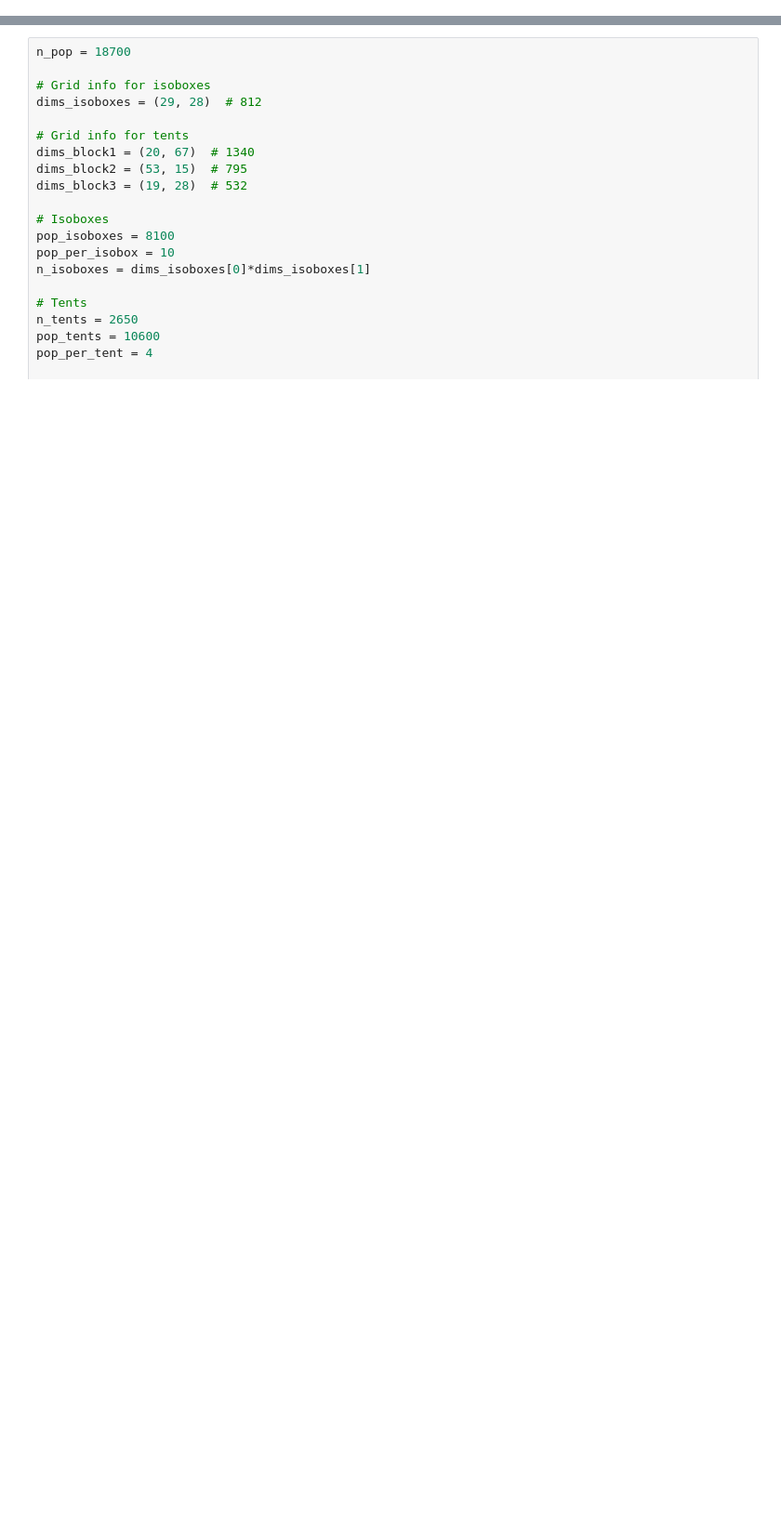
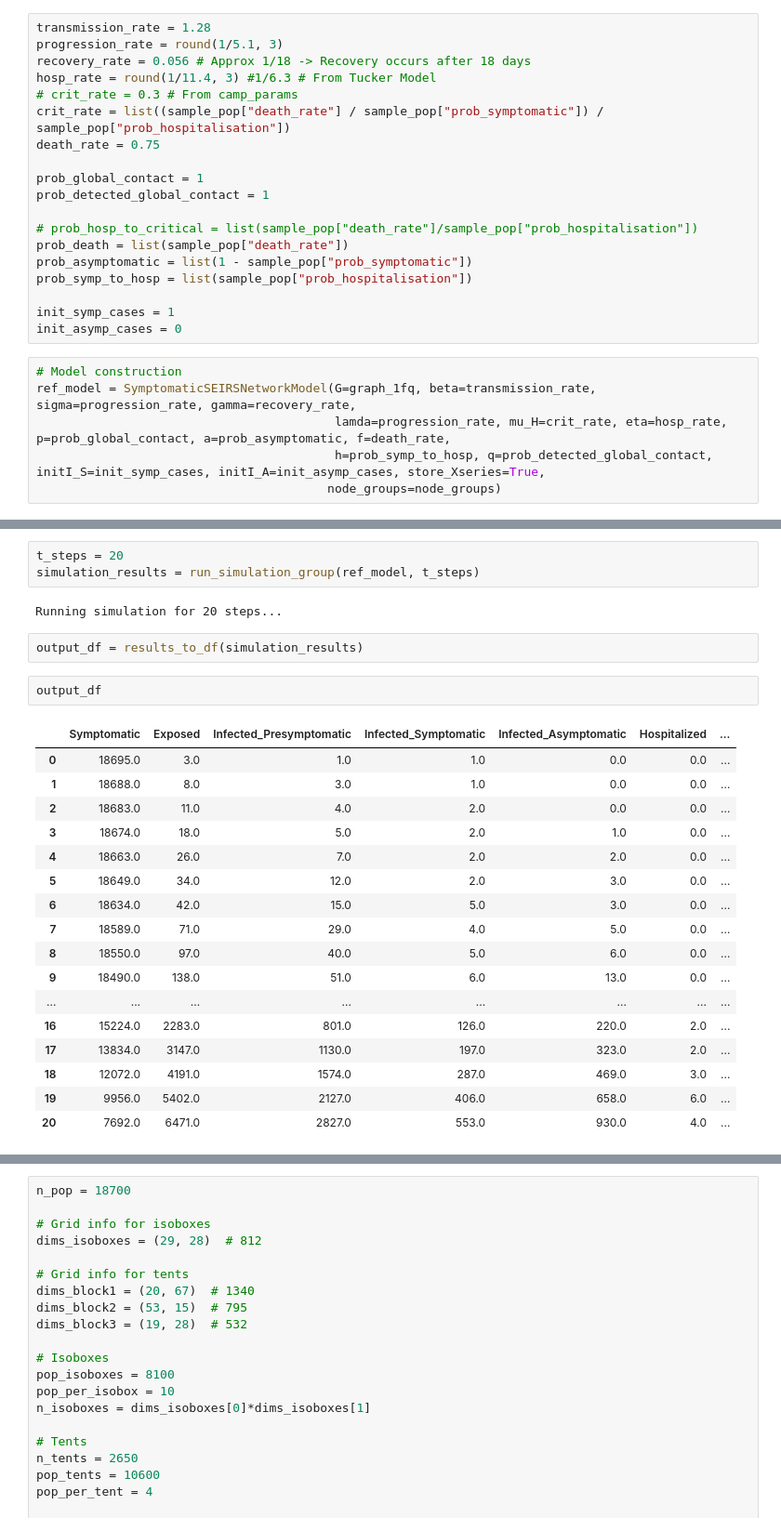
Before and after one commit to AIforGoodSimulator/network-model-python, a Jupyter notebook: Tinkering.ipynb, the cells around one changed output, grey strips where cells are left out. Shown at 93% size. Saved outputs shown, nothing was run; the diff lists cells and outputs as text; blank space fills up the shorter version.

```diff
--- a/Tinkering.ipynb
+++ b/Tinkering.ipynb
@@ -11,0 +20,25 @@ graph, node_groups=create_moria()
+# %%
+transmission_rate = 1.28
+progression_rate = round(1/5.1, 3)
+recovery_rate = 0.056 # Approx 1/18 -> Recovery occurs after 18 days
+hosp_rate = round(1/11.4, 3) #1/6.3 # From Tucker Model
+# crit_rate = 0.3 # From camp_params
+crit_rate = list((sample_pop["death_rate"] / sample_pop["prob_symptomatic"]) / sample_pop["prob_hospitalisation"])
+death_rate = 0.75
+
+prob_global_contact = 1
+prob_detected_global_contact = 1
+
+# prob_hosp_to_critical = list(sample_pop["death_rate"]/sample_pop["prob_hospitalisation"])
+prob_death = list(sample_pop["death_rate"])
+prob_asymptomatic = list(1 - sample_pop["prob_symptomatic"])
+prob_symp_to_hosp = list(sample_pop["prob_hospitalisation"])
+
+init_symp_cases = 1
+init_asymp_cases = 0
+# %%
+# Model construction
+ref_model = SymptomaticSEIRSNetworkModel(G=graph_1fq, beta=transmission_rate, sigma=progression_rate, gamma=recovery_rate,
+                                         lamda=progression_rate, mu_H=crit_rate, eta=hosp_rate, p=prob_global_contact, a=prob_asymptomatic, f=death_rate,
+                                         h=prob_symp_to_hosp, q=prob_detected_global_contact, initI_S=init_symp_cases, initI_A=init_asymp_cases, store_Xseries=True,
+                                        node_groups=node_groups)
@@ -11,0 +97,27 @@ graph, node_groups=create_moria()
+# %%
+t_steps = 20
+simulation_results = run_simulation_group(ref_model, t_steps)
+# %% [output]
+Running simulation for 20 steps...
+# %%
+output_df = results_to_df(simulation_results)
+# %%
+output_df
+# %% [output]
+|  | Symptomatic | Exposed | Infected_Presymptomatic | Infected_Symptomatic | Infected_Asymptomatic | Hospitalized | ... |
+| 0 | 18695.0 | 3.0 | 1.0 | 1.0 | 0.0 | 0.0 | ... |
+| 1 | 18688.0 | 8.0 | 3.0 | 1.0 | 0.0 | 0.0 | ... |
+| 2 | 18683.0 | 11.0 | 4.0 | 2.0 | 0.0 | 0.0 | ... |
+| 3 | 18674.0 | 18.0 | 5.0 | 2.0 | 1.0 | 0.0 | ... |
+| 4 | 18663.0 | 26.0 | 7.0 | 2.0 | 2.0 | 0.0 | ... |
+| 5 | 18649.0 | 34.0 | 12.0 | 2.0 | 3.0 | 0.0 | ... |
+| 6 | 18634.0 | 42.0 | 15.0 | 5.0 | 3.0 | 0.0 | ... |
+| 7 | 18589.0 | 71.0 | 29.0 | 4.0 | 5.0 | 0.0 | ... |
+| 8 | 18550.0 | 97.0 | 40.0 | 5.0 | 6.0 | 0.0 | ... |
+| 9 | 18490.0 | 138.0 | 51.0 | 6.0 | 13.0 | 0.0 | ... |
+| ... | ... | ... | ... | ... | ... | ... | ... |
+| 16 | 15224.0 | 2283.0 | 801.0 | 126.0 | 220.0 | 2.0 | ... |
+| 17 | 13834.0 | 3147.0 | 1130.0 | 197.0 | 323.0 | 2.0 | ... |
+| 18 | 12072.0 | 4191.0 | 1574.0 | 287.0 | 469.0 | 3.0 | ... |
+| 19 | 9956.0 | 5402.0 | 2127.0 | 406.0 | 658.0 | 6.0 | ... |
+| 20 | 7692.0 | 6471.0 | 2827.0 | 553.0 | 930.0 | 4.0 | ... |
```
Also changed, not shown: parts of 19 cells of this notebook, 11 other files.
